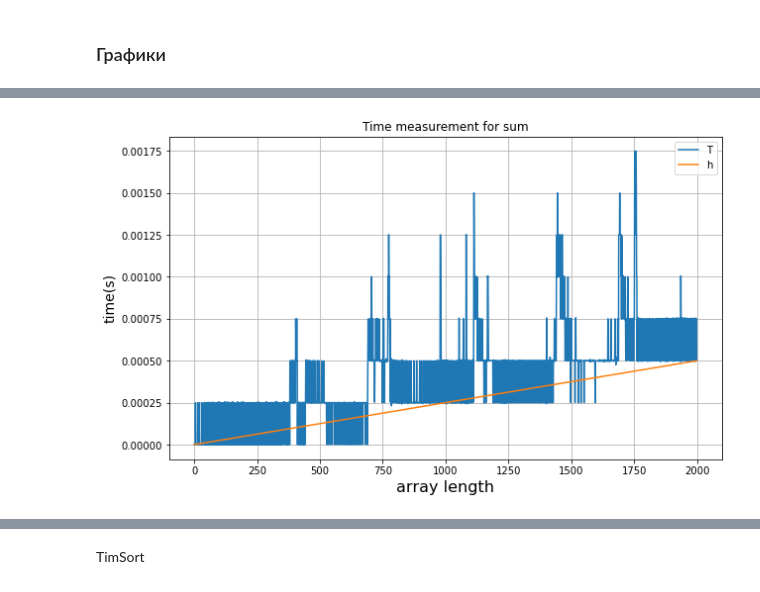
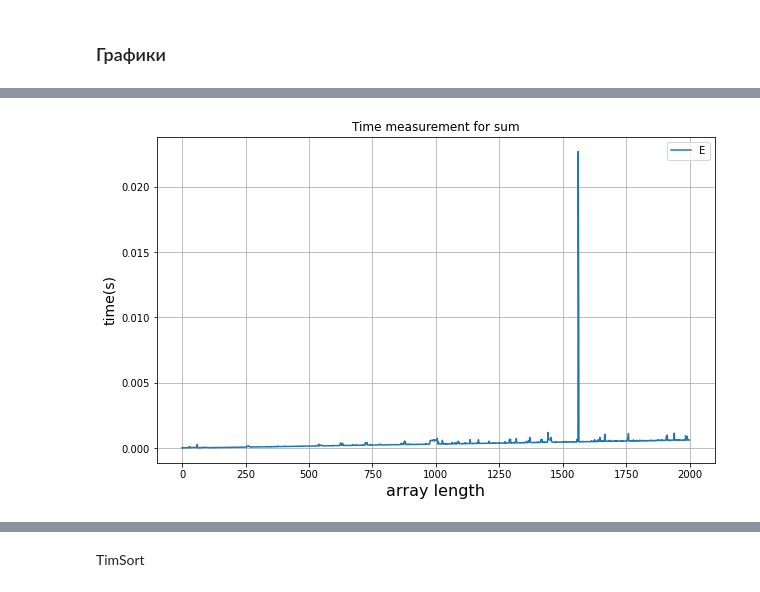
Before and after one commit to Lameus/Algorithms_course, a Jupyter notebook: TimeComplexity (task1).ipynb, the cells around one changed output, grey strips where cells are left out. Cells and saved outputs as stored; diff of their text form; code cells hidden in the pictures.

```diff
--- a/TimeComplexity (task1).ipynb
+++ b/TimeComplexity (task1).ipynb
@@ -119,50 +119,50 @@ matmul(A, B)
 1
 # %%
 for i in range(1, 2001):
-    a = time()
+    a = process_time()
     arr = n_array(i)
     const(arr)
-    b = time()
+    b = process_time()
 
-    c = time()
+    c = process_time()
     arr = n_array(i)
     const(arr)
-    d = time()
+    d = process_time()
 
-    e = time()
+    e = process_time()
     arr = n_array(i)
     const(arr)
-    f = time()
+    f = process_time()
 
-    g = time()
+    g = process_time()
     arr = n_array(i)
     const(arr)
-    h = time()
+    h = process_time()
 
     timestamps_const.append(((b-a) + (d-c) + (f-e) + (h-g)) / 4)
 # %% [markdown]
 2
 # %%
 for i in range(1, 2001):
-    a = time()
+    a = process_time()
     arr = n_array(i)
     sum_elem(arr)
-    b = time()
+    b = process_time()
 
-    c = time()
+    c = process_time()
     arr = n_array(i)
     sum_elem(arr)
-    d = time()
+    d = process_time()
 
-    e = time()
+    e = process_time()
     arr = n_array(i)
     sum_elem(arr)
-    f = time()
+    f = process_time()
 
-    g = time()
+    g = process_time()
     arr = n_array(i)
     sum_elem(arr)
-    h = time()
+    h = process_time()
 
     timestamps_sum.append(((b-a) + (d-c) + (f-e) + (h-g)) / 4)
 # %% [markdown]
@@ -435,16 +433,14 @@ plt.grid(True)
 # %%
 plt.figure(figsize=(10, 6))
 plt.title("Time measurement for contant")
 plt.xlabel('array length', fontsize=16)
 plt.ylabel('time(s)', fontsize=14)
 plt.title("Time measurement for sum")
 plt.plot(timestamps_sum)
 plt.legend('Experimental')
-plt.plot(np.linspace(0,timestamps_sum[-1], num=2000))
-plt.legend('Theoretical')
 plt.grid(True)
 # %% [output]
-[figure, old version]
+[figure, new version]
 # %%
 plt.figure(figsize=(10, 6))
 plt.title("Time measurement for contant")
```
Also changed, not shown: parts of 22 cells of this notebook.
